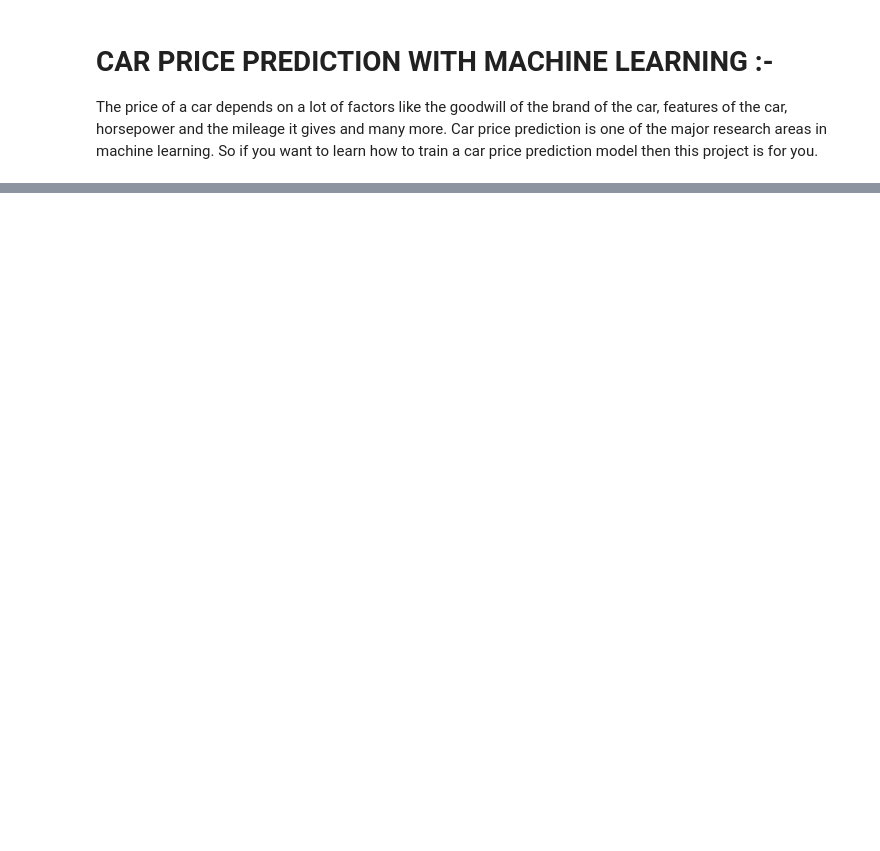
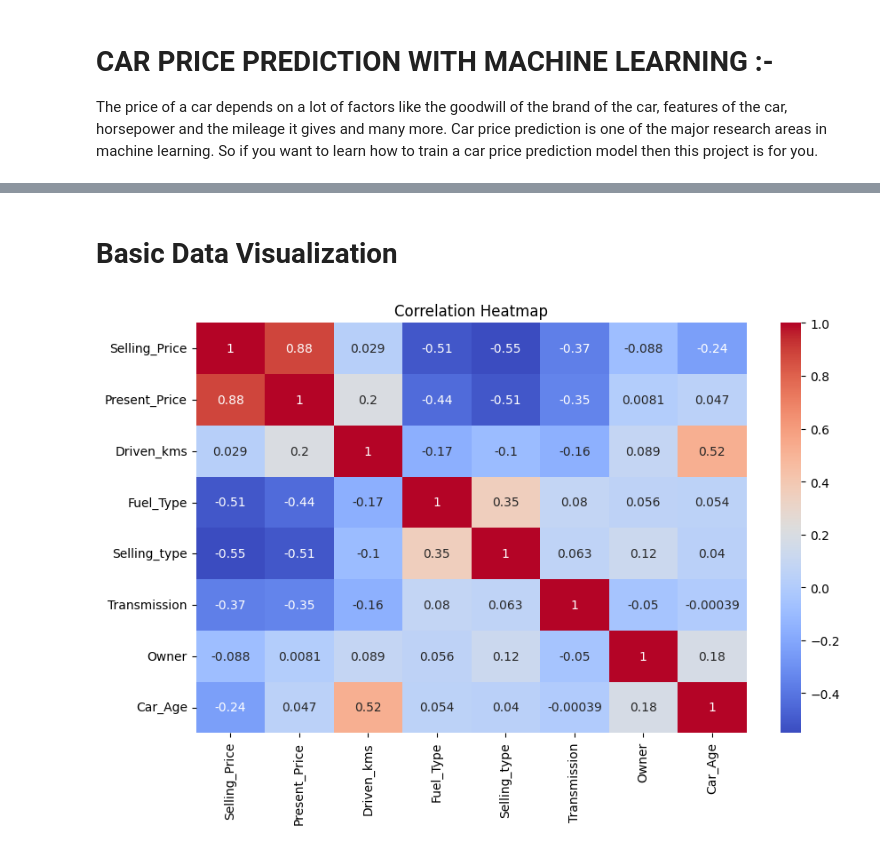
Before and after one commit to pooja-chirke/area, a Jupyter notebook: car-prediction-with-machine-learning.ipynb, the cells around one changed output, grey strips where cells are left out. Saved outputs shown, nothing was run; the diff lists cells and outputs as text; code cells hidden in the pictures; blank space fills up the shorter version.

Commit message:
Kaggle Notebook | Car-prediction-with-machine-learning | Version 4

```diff
--- a/car-prediction-with-machine-learning.ipynb
+++ b/car-prediction-with-machine-learning.ipynb
@@ -11,0 +14,3 @@ from sklearn.preprocessing import StandardScaler, LabelEncoder
+# %%
+data = pd.read_csv('/kaggle/input/car-prediction-with-machine-learnig/car data.csv')
+data
@@ -11,0 +33,3 @@ from sklearn.preprocessing import StandardScaler, LabelEncoder
+# %%
+print(data.isnull().sum())
+data.dropna(inplace=True)  # Drop rows with missing values (or impute them)
@@ -11,0 +47,10 @@ from sklearn.preprocessing import StandardScaler, LabelEncoder
+# %% [markdown]
+#  Basic Data Visualization
+# %%
+#Correlation Heatmap
+plt.figure(figsize=(10, 6))
+sns.heatmap(data.corr(), annot=True, cmap='coolwarm')
+plt.title('Correlation Heatmap')
+plt.show()
+# %% [output]
+[figure, added]
```
Also changed, not shown: parts of 13 cells of this notebook.
